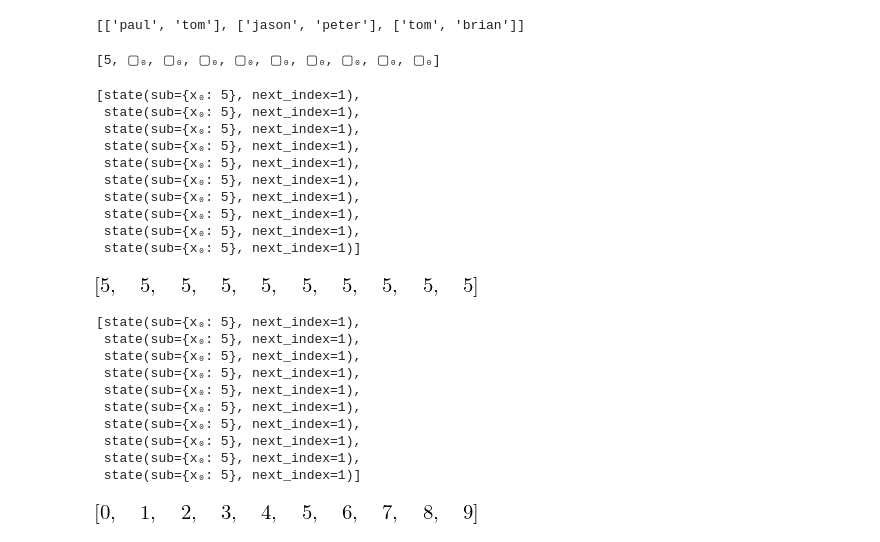
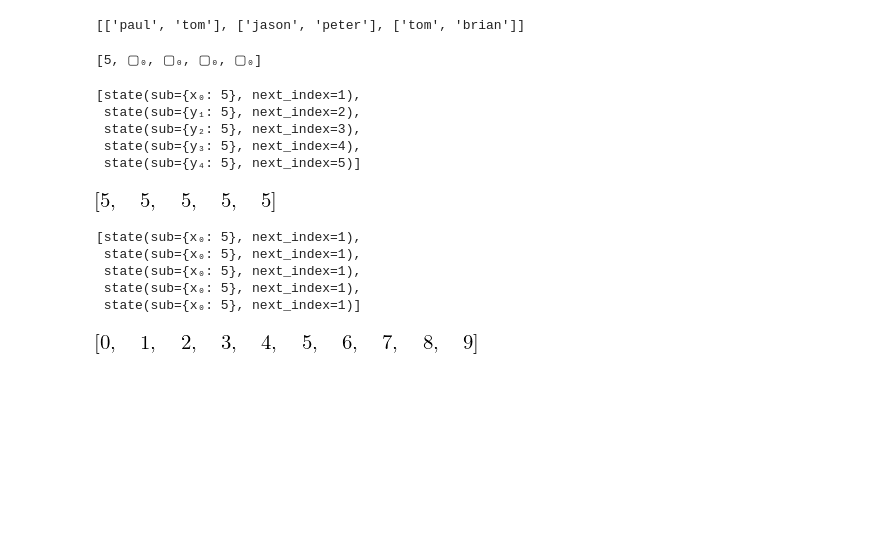
Before and after one commit to massimo-nocentini/massimo-nocentini.github.io, a Jupyter notebook: PhD/second-year-summary/presentation.ipynb, the cells around one changed output. Cells and saved outputs as stored; diff of their text form; code cells hidden in the pictures; blank space fills up the shorter version.

```diff
--- a/PhD/second-year-summary/presentation.ipynb
+++ b/PhD/second-year-summary/presentation.ipynb
@@ -225,45 +247,35 @@ except RecursionError:
 def fives(x):
     return unify(5, x) | fresh(lambda y: fives(y))
 
-run(fresh(fives), n=10)
+run(fresh(fives), n=5)
 # %% [output]
-[5, ▢₀, ▢₀, ▢₀, ▢₀, ▢₀, ▢₀, ▢₀, ▢₀, ▢₀]
+[5, ▢₀, ▢₀, ▢₀, ▢₀]
 # %%
 g = fresh(lambda x: fives(x))
 states = g(emptystate())
-[next(states) for i in range(10)]
+[next(states) for i in range(5)]
 # %% [output]
 [state(sub={x₀: 5}, next_index=1),
- state(sub={x₀: 5}, next_index=1),
- state(sub={x₀: 5}, next_index=1),
- state(sub={x₀: 5}, next_index=1),
- state(sub={x₀: 5}, next_index=1),
- state(sub={x₀: 5}, next_index=1),
- state(sub={x₀: 5}, next_index=1),
- state(sub={x₀: 5}, next_index=1),
- state(sub={x₀: 5}, next_index=1),
- state(sub={x₀: 5}, next_index=1)]
+ state(sub={y₁: 5}, next_index=2),
+ state(sub={y₂: 5}, next_index=3),
+ state(sub={y₃: 5}, next_index=4),
+ state(sub={y₄: 5}, next_index=5)]
 # %%
 def fives(x):
     return unify(5, x) | fresh(lambda: fives(x))
 
-run(fresh(fives), n=10)
+run(fresh(fives), n=5)
 # %% [output]
-[figure, old version]
+[figure, new version]
 # %%
 g = fresh(lambda x: fives(x))
 states = g(emptystate())
-[next(states) for i in range(10)]
+[next(states) for i in range(5)]
 # %% [output]
 [state(sub={x₀: 5}, next_index=1),
  state(sub={x₀: 5}, next_index=1),
  state(sub={x₀: 5}, next_index=1),
  state(sub={x₀: 5}, next_index=1),
- state(sub={x₀: 5}, next_index=1),
- state(sub={x₀: 5}, next_index=1),
- state(sub={x₀: 5}, next_index=1),
- state(sub={x₀: 5}, next_index=1),
- state(sub={x₀: 5}, next_index=1),
  state(sub={x₀: 5}, next_index=1)]
 # %%
 def nats(x, n=0):
```
Also changed, not shown: parts of 19 cells of this notebook, 2 other files.
